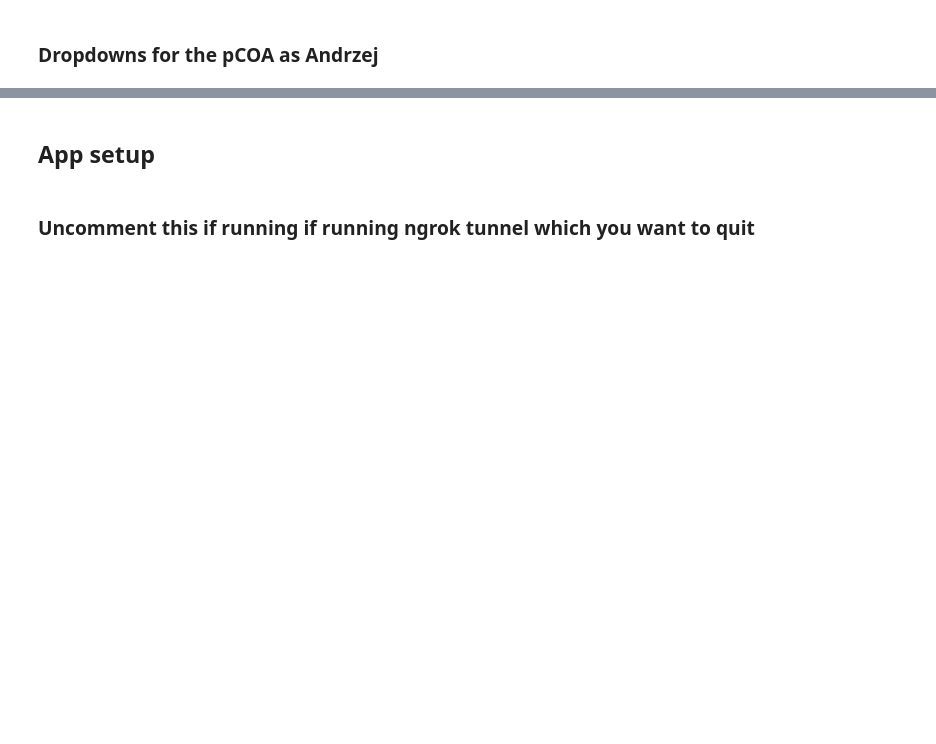
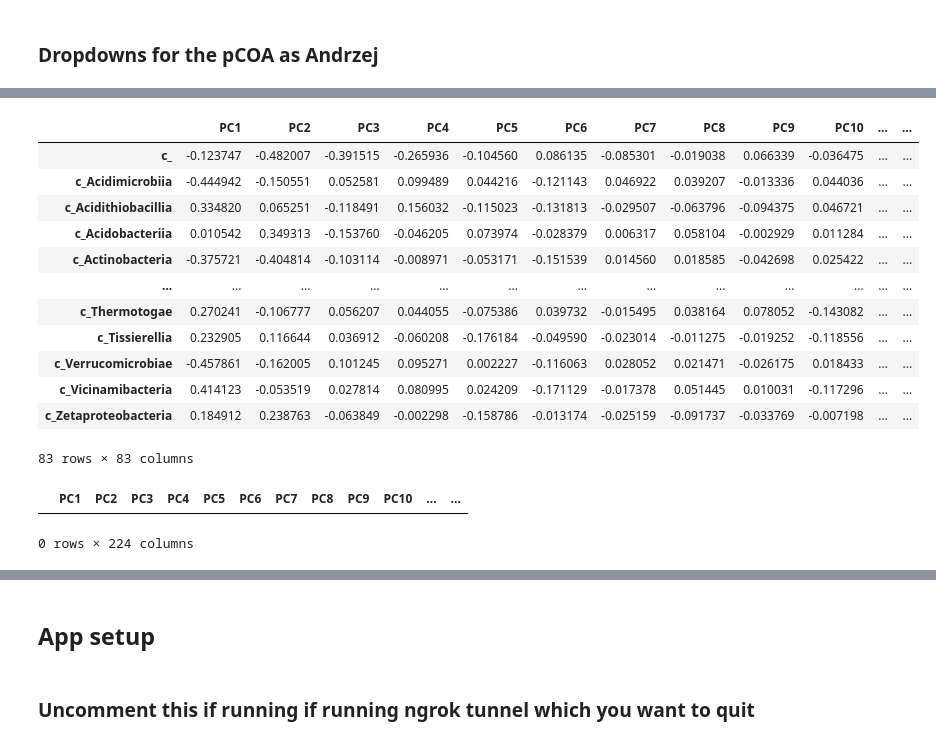
Before and after one commit to emo-bon/momics-demos, a Jupyter notebook: wf2_diversity/diversities_panel_advanced.ipynb, the cells around one changed output, grey strips where cells are left out. Saved outputs shown, nothing was run; the diff lists cells and outputs as text; code cells hidden in the pictures; blank space fills up the shorter version.

```diff
--- a/wf2_diversity/diversities_panel_advanced.ipynb
+++ b/wf2_diversity/diversities_panel_advanced.ipynb
@@ -195,0 +496,18 @@ def get_missing_taxa_single(df, taxon):
+# %%
+beta = beta_diversity("braycurtis", granular_tables['LSU']['Bacteria_class'].iloc[:, 1:])
+pcoa_result = pcoa(beta, method="eigh")
+pcoa_result.samples
+# %% [output]
+|  | PC1 | PC2 | PC3 | PC4 | PC5 | PC6 | PC7 | PC8 | PC9 | PC10 | ... | ... |
+| c_ | -0.123747 | -0.482007 | -0.391515 | -0.265936 | -0.104560 | 0.086135 | -0.085301 | -0.019038 | 0.066339 | -0.036475 | ... | ... |
+| c_Acidimicrobiia | -0.444942 | -0.150551 | 0.052581 | 0.099489 | 0.044216 | -0.121143 | 0.046922 | 0.039207 | -0.013336 | 0.044036 | ... | ... |
+| c_Acidithiobacillia | 0.334820 | 0.065251 | -0.118491 | 0.156032 | -0.115023 | -0.131813 | -0.029507 | -0.063796 | -0.094375 | 0.046721 | ... | ... |
+| c_Acidobacteriia | 0.010542 | 0.349313 | -0.153760 | -0.046205 | 0.073974 | -0.028379 | 0.006317 | 0.058104 | -0.002929 | 0.011284 | ... | ... |
+| c_Actinobacteria | -0.375721 | -0.404814 | -0.103114 | -0.008971 | -0.053171 | -0.151539 | 0.014560 | 0.018585 | -0.042698 | 0.025422 | ... | ... |
+| ... | ... | ... | ... | ... | ... | ... | ... | ... | ... | ... | ... | ... |
+| c_Thermotogae | 0.270241 | -0.106777 | 0.056207 | 0.044055 | -0.075386 | 0.039732 | -0.015495 | 0.038164 | 0.078052 | -0.143082 | ... | ... |
+| c_Tissierellia | 0.232905 | 0.116644 | 0.036912 | -0.060208 | -0.176184 | -0.049590 | -0.023014 | -0.011275 | -0.019252 | -0.118556 | ... | ... |
+| c_Verrucomicrobiae | -0.457861 | -0.162005 | 0.101245 | 0.095271 | 0.002227 | -0.116063 | 0.028052 | 0.021471 | -0.026175 | 0.018433 | ... | ... |
+| c_Vicinamibacteria | 0.414123 | -0.053519 | 0.027814 | 0.080995 | 0.024209 | -0.171129 | -0.017378 | 0.051445 | 0.010031 | -0.117296 | ... | ... |
+| c_Zetaproteobacteria | 0.184912 | 0.238763 | -0.063849 | -0.002298 | -0.158786 | -0.013174 | -0.025159 | -0.091737 | -0.033769 | -0.007198 | ... | ... |
+83 rows × 83 columns
@@ -195,0 +522,5 @@ def get_missing_taxa_single(df, taxon):
+# %%
+pcoa_df.head()
+# %% [output]
+|  | PC1 | PC2 | PC3 | PC4 | PC5 | PC6 | PC7 | PC8 | PC9 | PC10 | ... | ... |
+0 rows × 224 columns
```
Also changed, not shown: parts of 34 cells of this notebook, 1 other file.
